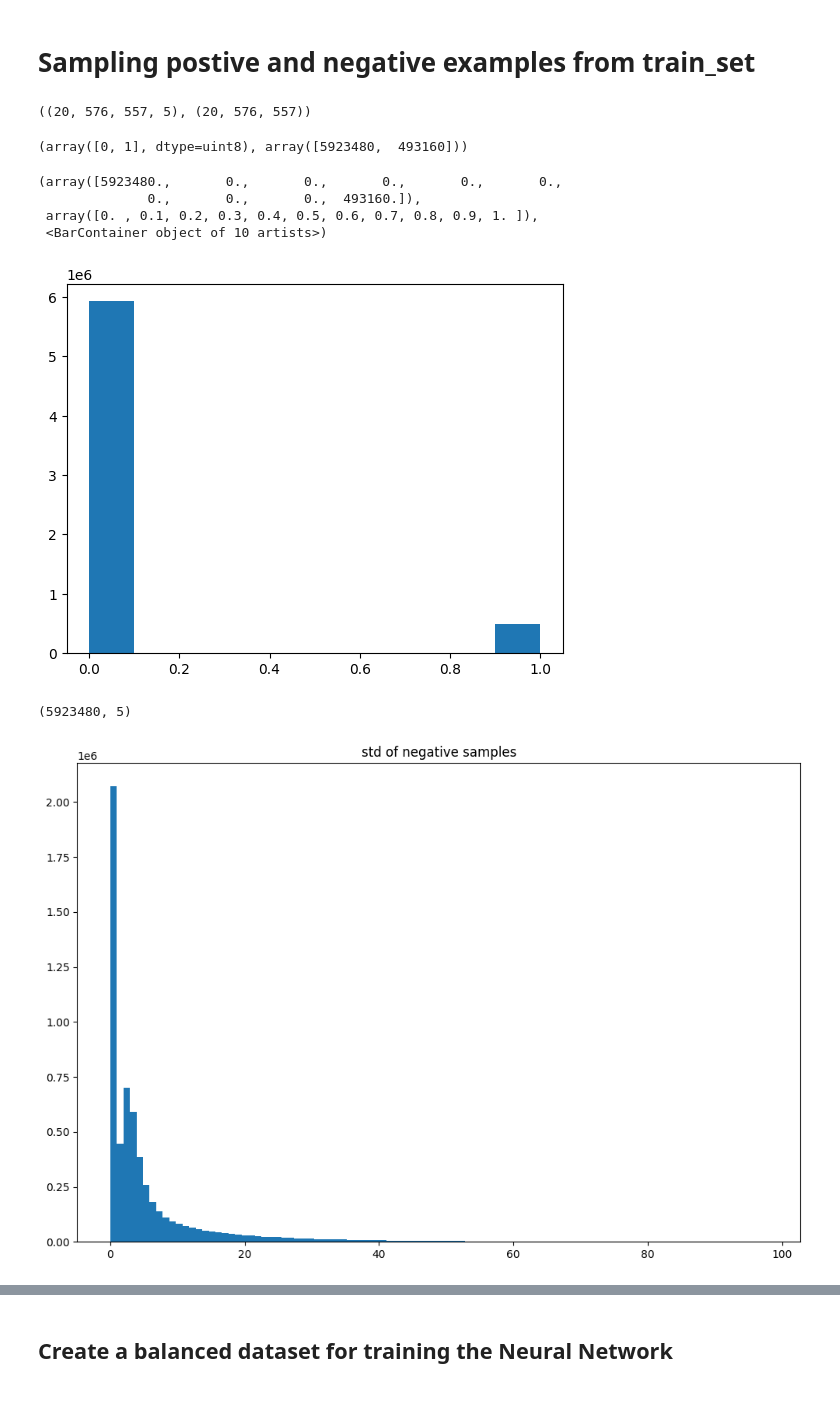
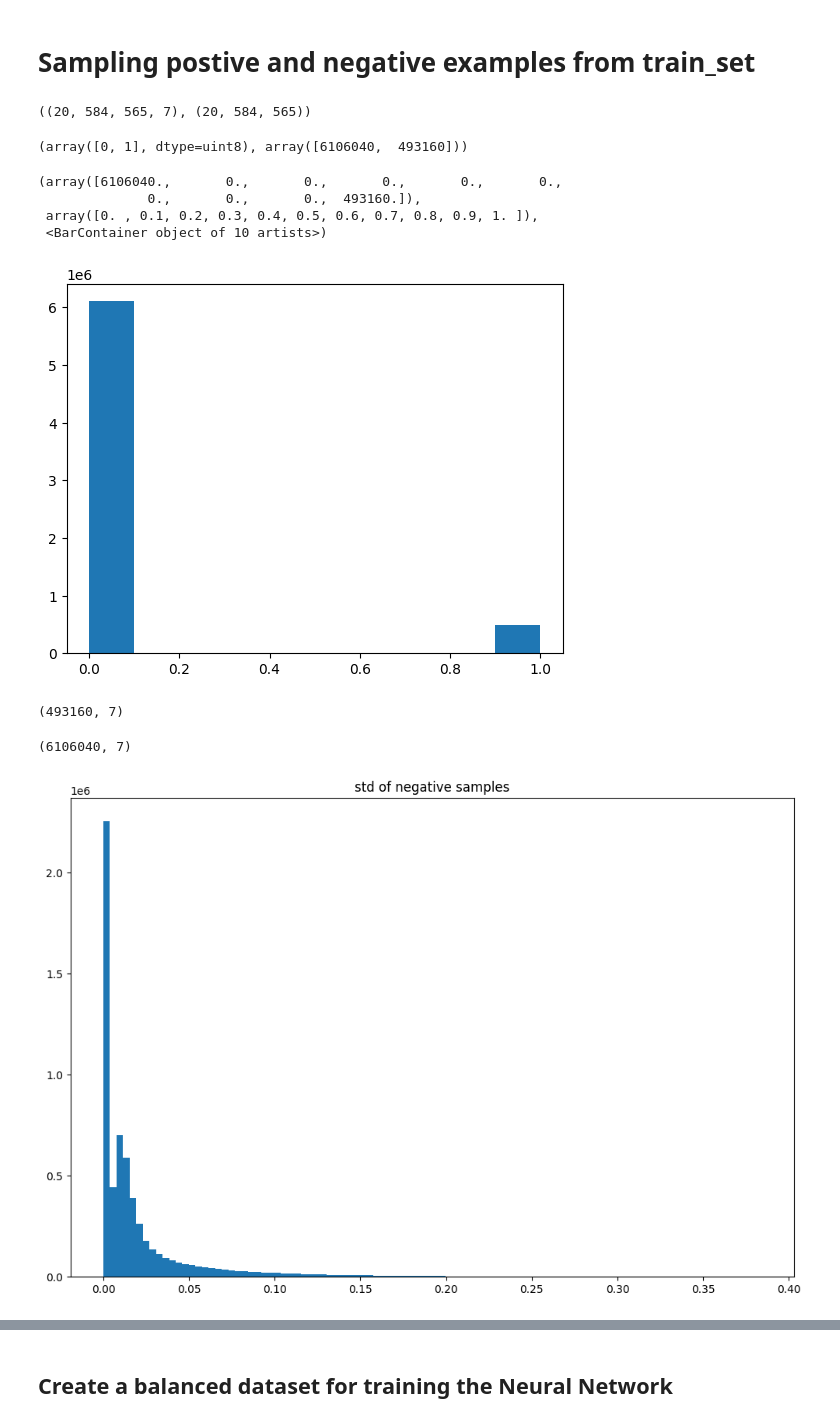
Before and after one commit to Nobhendu/DIP-Project, a Jupyter notebook: supervisedNN/segmentation.ipynb, the cells around one changed output, grey strips where cells are left out. Cells and saved outputs as stored; diff of their text form; code cells hidden in the pictures.

```diff
--- a/supervisedNN/segmentation.ipynb
+++ b/supervisedNN/segmentation.ipynb
@@ -4,6 +4,9 @@ from PIL import Image
 import cv2
 import random
 from pathlib import Path
+# %%
+EXPERIMENT_ROOT = Path('experiments/paper-mlp')
+EXPERIMENT_ROOT.mkdir(parents=True, exist_ok=True)
 # %% [markdown]
 # Loading the dataset
 # %%
@@ -378,42 +477,45 @@ np.savez_compressed('data/DRIVE/test_set.npz', X=test_set)
 # Sampling postive and negative examples from train_set
 # %%
 # load the train_set and test_set
-train_set = np.load('data/DRIVE/train_set.npz', allow_pickle=True)
-test_set = np.load('data/DRIVE/test_set.npz', allow_pickle=True)
+train_set = np.load(EXPERIMENT_ROOT / 'train_set.npz', allow_pickle=True)
+# test_set = np.load(EXPERIMENT_ROOT / 'test_set.npz', allow_pickle=True)
 # %%
 train_set['X'].shape, train_set['y'].shape
 # %% [output]
-((20, 576, 557, 5), (20, 576, 557))
+((20, 584, 565, 7), (20, 584, 565))
 # %%
 np.unique(train_set['y'], return_counts=True)
 # %% [output]
-(array([0, 1], dtype=uint8), array([5923480,  493160]))
+(array([0, 1], dtype=uint8), array([6106040,  493160]))
 # %%
 plt.hist(train_set['y'].ravel())
 # %% [output]
-(array([5923480.,       0.,       0.,       0.,       0.,       0.,
+(array([6106040.,       0.,       0.,       0.,       0.,       0.,
               0.,       0.,       0.,  493160.]),
  array([0. , 0.1, 0.2, 0.3, 0.4, 0.5, 0.6, 0.7, 0.8, 0.9, 1. ]),
  <BarContainer object of 10 artists>)
-[figure, old version]
+[figure, new version]
 # %%
 # Positive samples
 pos_samples = train_set['X'][train_set['y'] == 1]
+pos_samples.shape
+# %% [output]
+(493160, 7)
 # %%
 # Variance of negative samples
 
 neg_samples = train_set['X'][train_set['y'] == 0]
 neg_samples.shape
 # %% [output]
-(5923480, 5)
+(6106040, 7)
 # %%
 # plotting the std of negative samples
 plt.figure(figsize=(12, 8))
-plt.hist(neg_samples[:, -1].ravel(), bins=100)
+plt.hist(neg_samples[:, 4].ravel(), bins=100)
 plt.title('std of negative samples')
 plt.show()
 # %% [output]
-[figure, old version]
+[figure, new version]
 # %%
 # sampling the negative samples equal to the number of positive samples
 sample_neg_idx = np.random.choice(np.arange(neg_samples.shape[0]), size=train_set['y'].sum())
```
Also changed, not shown: parts of 44 cells of this notebook.
